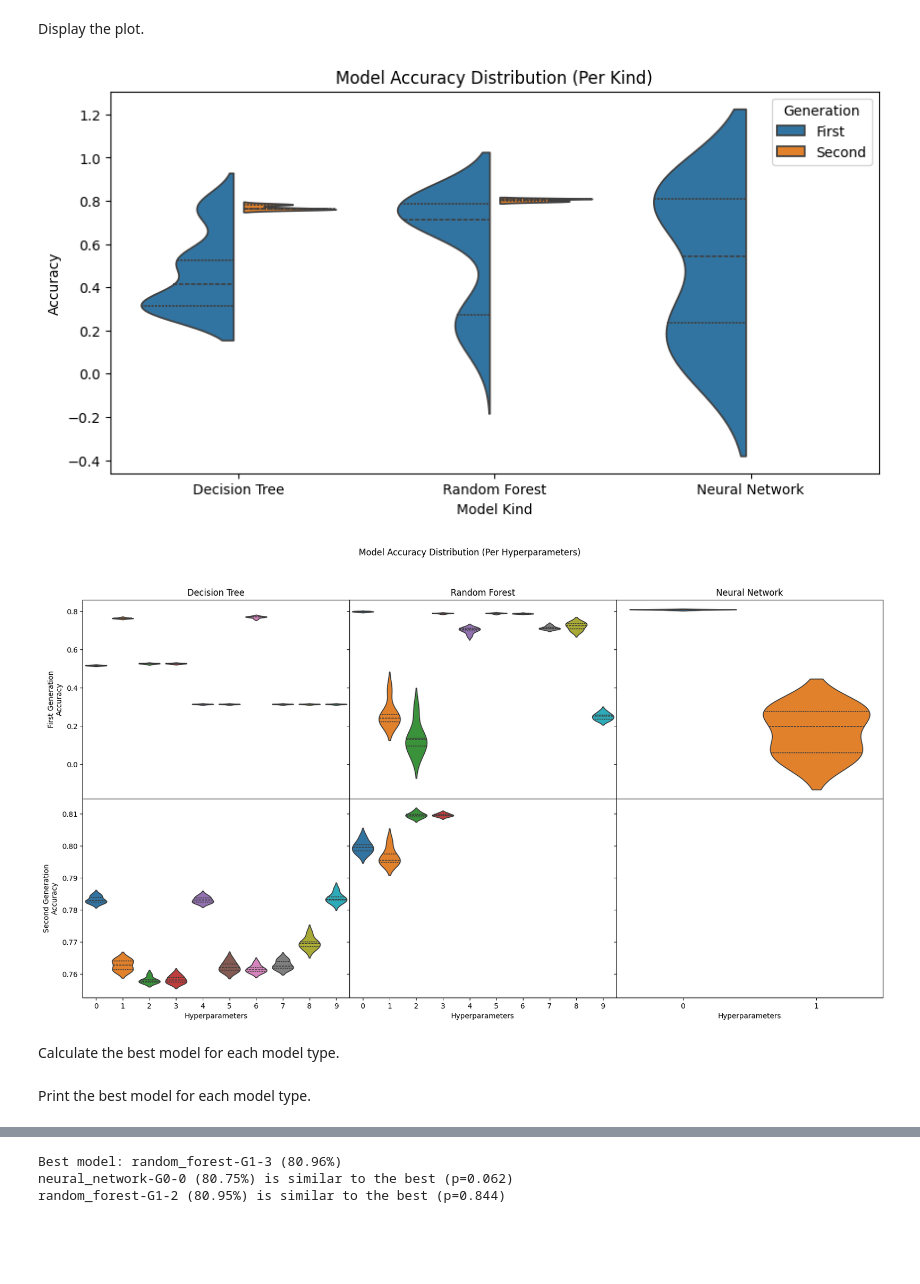
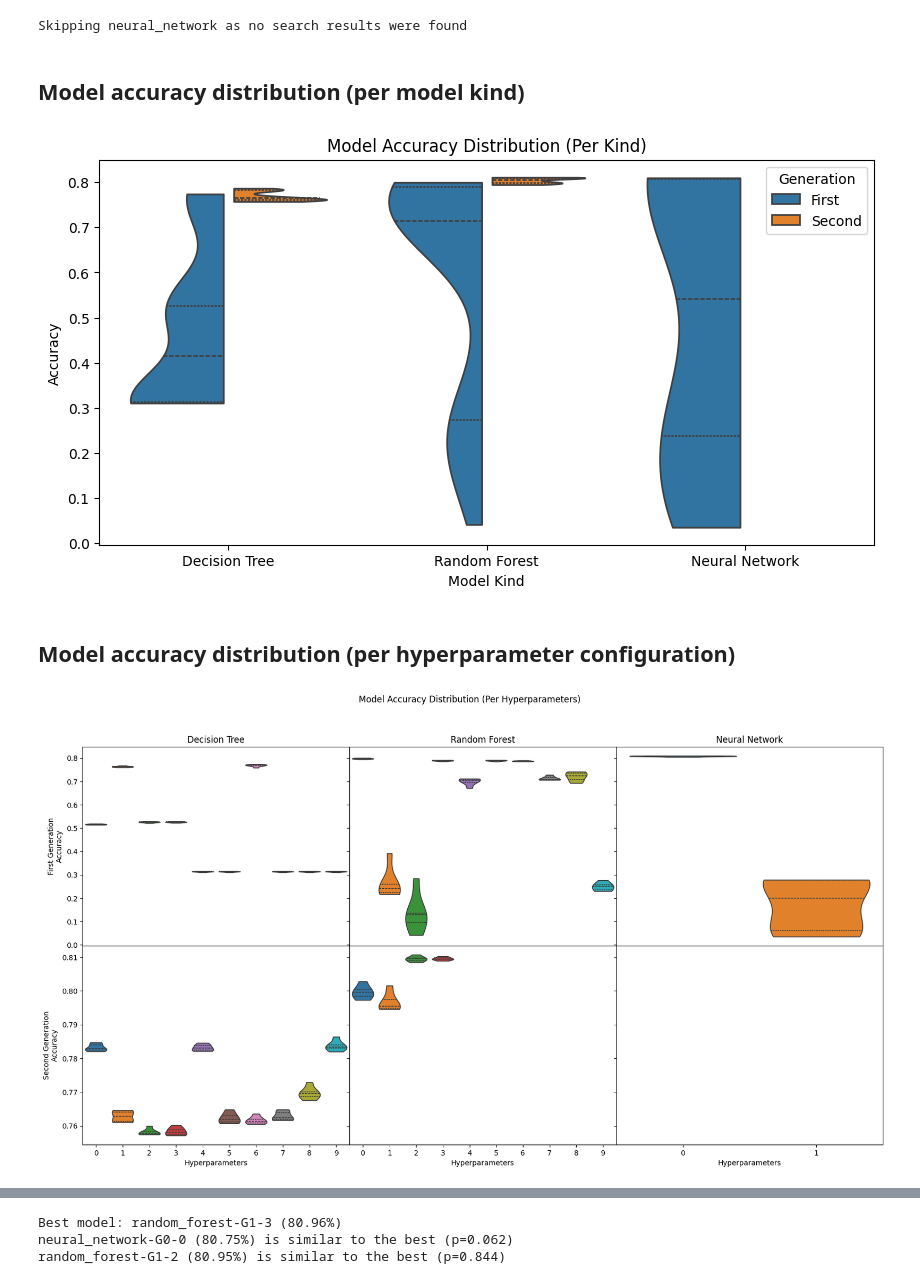
Before and after one commit to Etto48/DataMiningProject, a Jupyter notebook: src/notebooks/selection_results.ipynb, the cells around one changed output, grey strips where cells are left out. Cells and saved outputs as stored; diff of their text form; code cells hidden in the pictures; blank space fills up the shorter version.

Commit message:
Better handling of the search_results object and index

```diff
--- a/src/notebooks/selection_results.ipynb
+++ b/src/notebooks/selection_results.ipynb
@@ -37,34 +5,49 @@ Create a dataframe for the violin plot.
+# %%
+import seaborn as sns
+import matplotlib.pyplot as plt
+import pandas as pd
+import numpy as np
+from dmml_project.model_selection.load_results import load_results, get_results_indices, model_name_from_index, BEAUTIFUL_NAMES
+from scipy.stats import wilcoxon
+
+search_results = load_results()
+results_indices = get_results_indices(search_results)
+# %% [output]
+Skipping neural_network as no search results were found
+# %% [markdown]
+## Model accuracy distribution (per model kind)
 # %%
 
 violin_plot_data = pd.DataFrame(columns=["accuracy", "model_kind", "generation"])
 generations = ["First", "Second"]
-for i in range(len(search_results)):
-    for model_kind, results in search_results[i].items():
-        for result in results:
-            accuracies = np.array(result[1])
-            mean = np.mean(accuracies)
-            std = np.std(accuracies)
-            for accuracy in accuracies:
-                violin_plot_data.loc[len(violin_plot_data)] = [accuracy, beautiful_names[model_kind], generations[i]]
+for i, index in enumerate(results_indices):
+    gen, model_kind, model_id = index
+    result = search_results[gen][model_kind][model_id]
+    accuracies = np.array(result[1])
+    mean = np.mean(accuracies)
+    std = np.std(accuracies)
+    for accuracy in accuracies:
+        violin_plot_data.loc[len(violin_plot_data)] = [accuracy, BEAUTIFUL_NAMES[model_kind], generations[gen]]
-# %% [markdown]
-Display the plot.
 # %%
 fig = plt.figure(figsize=(10, 5))
 plt.title("Model Accuracy Distribution (Per Kind)")
 violin_plot_args = {
     "data": violin_plot_data,
     "x": "model_kind",
     "hue": "generation",
     "split": True,
     "gap": 0.1,
     "density_norm": "width",
     "inner": "quartile",
+    "cut": 0
 }
 sns.violinplot(y="accuracy", **violin_plot_args)
 plt.ylabel("Accuracy")
 plt.xlabel("Model Kind")
 plt.legend(title="Generation")
 plt.show()
 # %% [output]
-[figure, old version]
+[figure, new version]
+# %% [markdown]
+## Model accuracy distribution (per hyperparameter configuration)
 # %%
@@ -78,15 +62,23 @@ for i in range(len(search_results)):
 # %%
 fig, axs = plt.subplots(2, 3, figsize=(20, 10), sharey="row", sharex="col", gridspec_kw={"hspace": 0, "wspace": 0, })
 fig.suptitle("Model Accuracy Distribution (Per Hyperparameters)")
-for i, (_, model_kind) in enumerate(beautiful_names.items()):
+violin_plot_args = {
+    "x": "hyperparameters",
+    "y": "accuracy",
+    "hue": "hyperparameters",
+    "density_norm": "width",
+    "inner": "quartiles",
+    "cut": 0
+}
+for i, (_, model_kind) in enumerate(BEAUTIFUL_NAMES.items()):
     axs[0,i].set_title(model_kind)
-    sns.violinplot(data=violin_plot_data[0][i], x="hyperparameters", y="accuracy", hue="hyperparameters", density_norm="width", inner="quartiles", ax=axs[0,i])
+    sns.violinplot(data=violin_plot_data[0][i], ax=axs[0,i], **violin_plot_args)
     axs[0,i].set_xlabel(None)
     if i == 0:
         axs[0,i].set_ylabel("First Generation\nAccuracy")
     else:
         axs[0,i].set_ylabel(None)
-    sns.violinplot(data=violin_plot_data[1][i], x="hyperparameters", y="accuracy", hue="hyperparameters", density_norm="width", inner="quartiles", ax=axs[1,i])
+    sns.violinplot(data=violin_plot_data[1][i], ax=axs[1,i], **violin_plot_args)
     if i == 0:
         axs[1,i].set_ylabel("Second Generation\nAccuracy")
     else:
@@ -94,6 +86,4 @@ for i, (_, model_kind) in enumerate(beautiful_names.items()):
     axs[1,i].set_xlabel("Hyperparameters")
 plt.show()
 # %% [output]
-[figure, old version]
+[figure, new version]
-# %% [markdown]
-Calculate the best model for each model type.
@@ -117,2 +89,0 @@ for i in range(len(search_results)):
-# %% [markdown]
-Print the best model for each model type.
```
Also changed, not shown: parts of 14 cells of this notebook, 2 other files.
